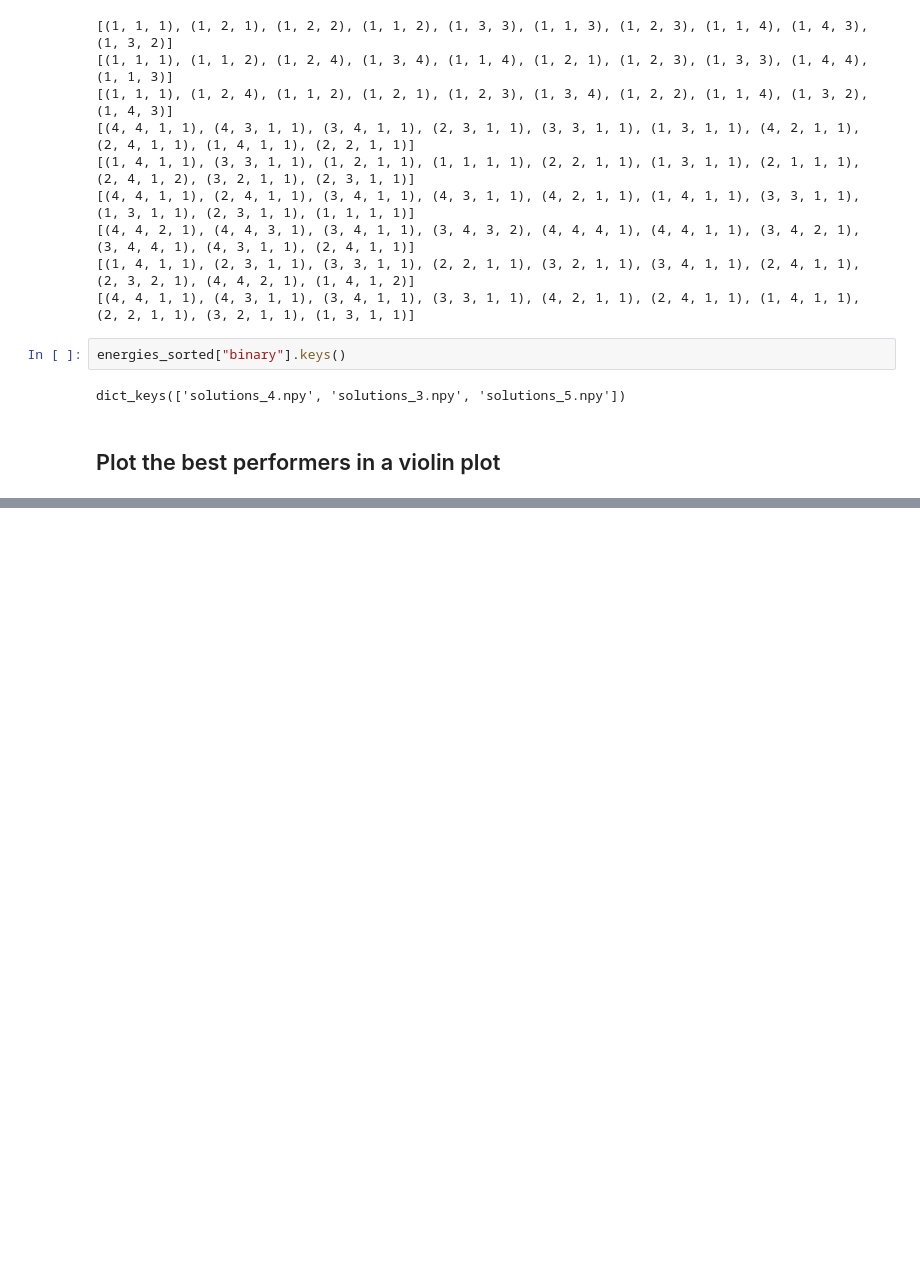
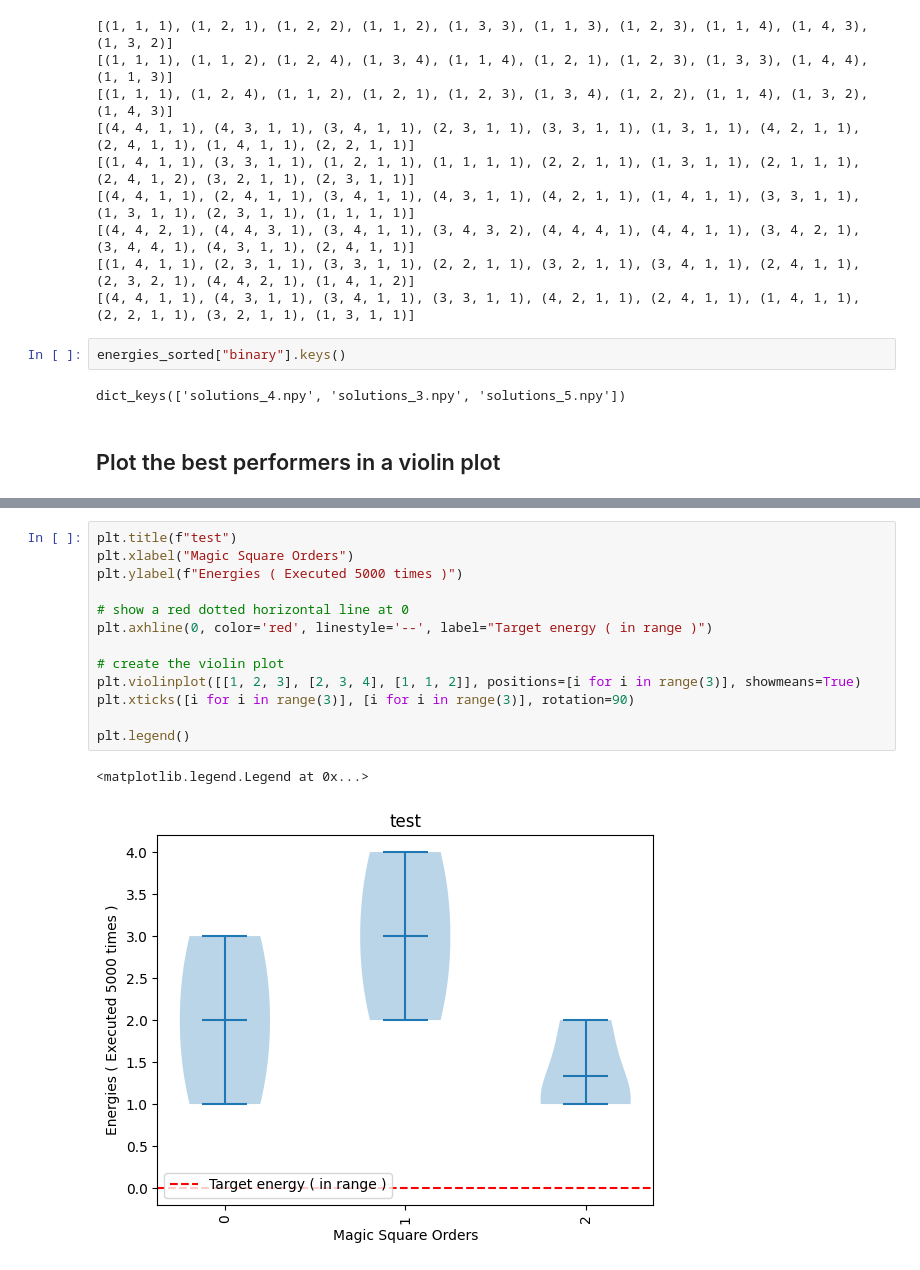
Before and after one commit to inspizzz/Magic-Square-QUBO-Formulation, a Jupyter notebook: Annealing Analysis/Energy Analysis.ipynb, the cells around one changed output, grey strips where cells are left out. Saved outputs shown, nothing was run; the diff lists cells and outputs as text; blank space fills up the shorter version.

```diff
--- a/Annealing Analysis/Energy Analysis.ipynb
+++ b/Annealing Analysis/Energy Analysis.ipynb
@@ -129,0 +186,16 @@ for i, size in enumerate(sizes):
+# %%
+plt.title(f"test")
+plt.xlabel("Magic Square Orders")
+plt.ylabel(f"Energies ( Executed 5000 times )")
+
+# show a red dotted horizontal line at 0
+plt.axhline(0, color='red', linestyle='--', label="Target energy ( in range )")
+
+# create the violin plot
+plt.violinplot([[1, 2, 3], [2, 3, 4], [1, 1, 2]], positions=[i for i in range(3)], showmeans=True)
+plt.xticks([i for i in range(3)], [i for i in range(3)], rotation=90)
+
+plt.legend()
+# %% [output]
+<matplotlib.legend.Legend at 0x...>
+[figure, added]
```
Also changed, not shown: parts of 5 cells of this notebook, 5 other files.
